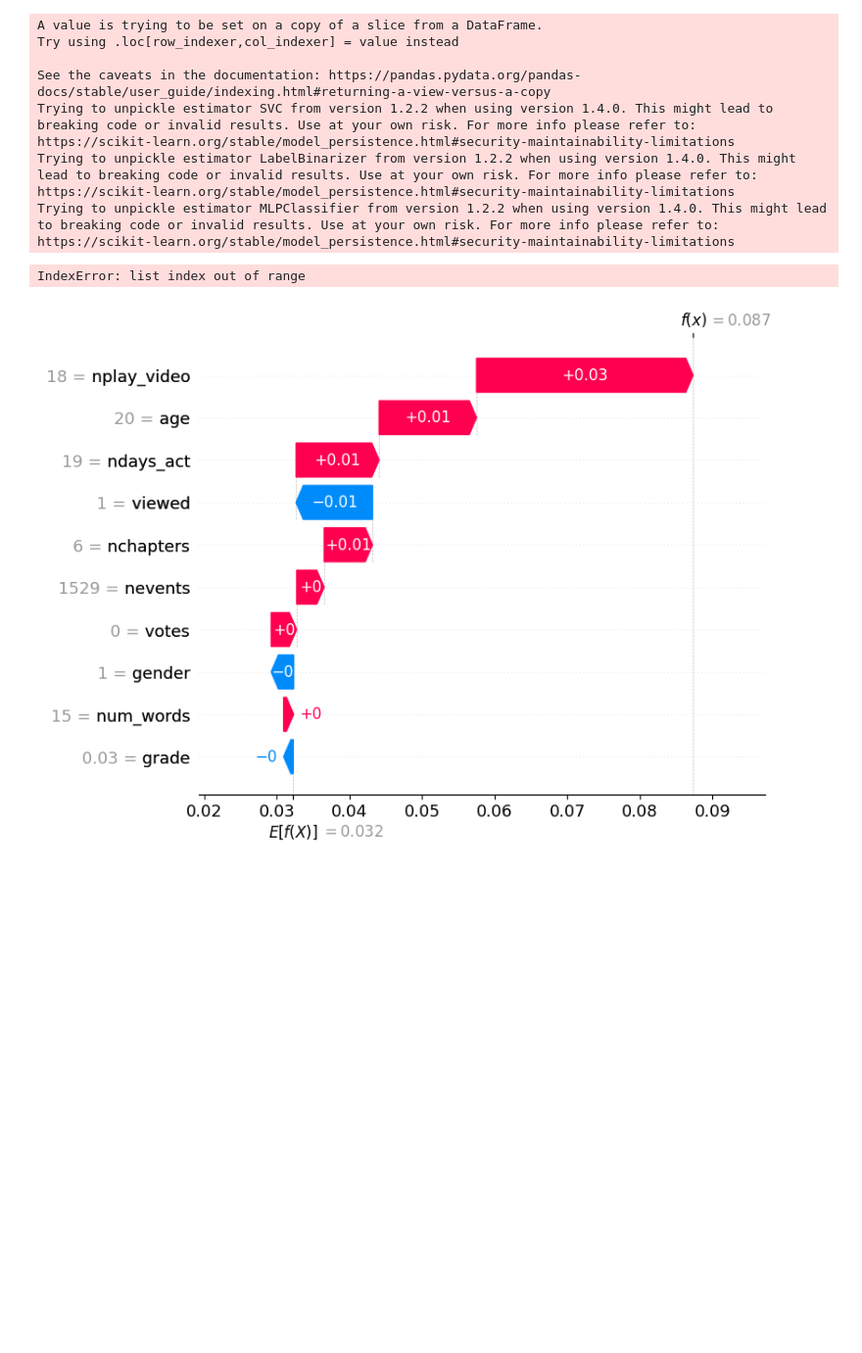
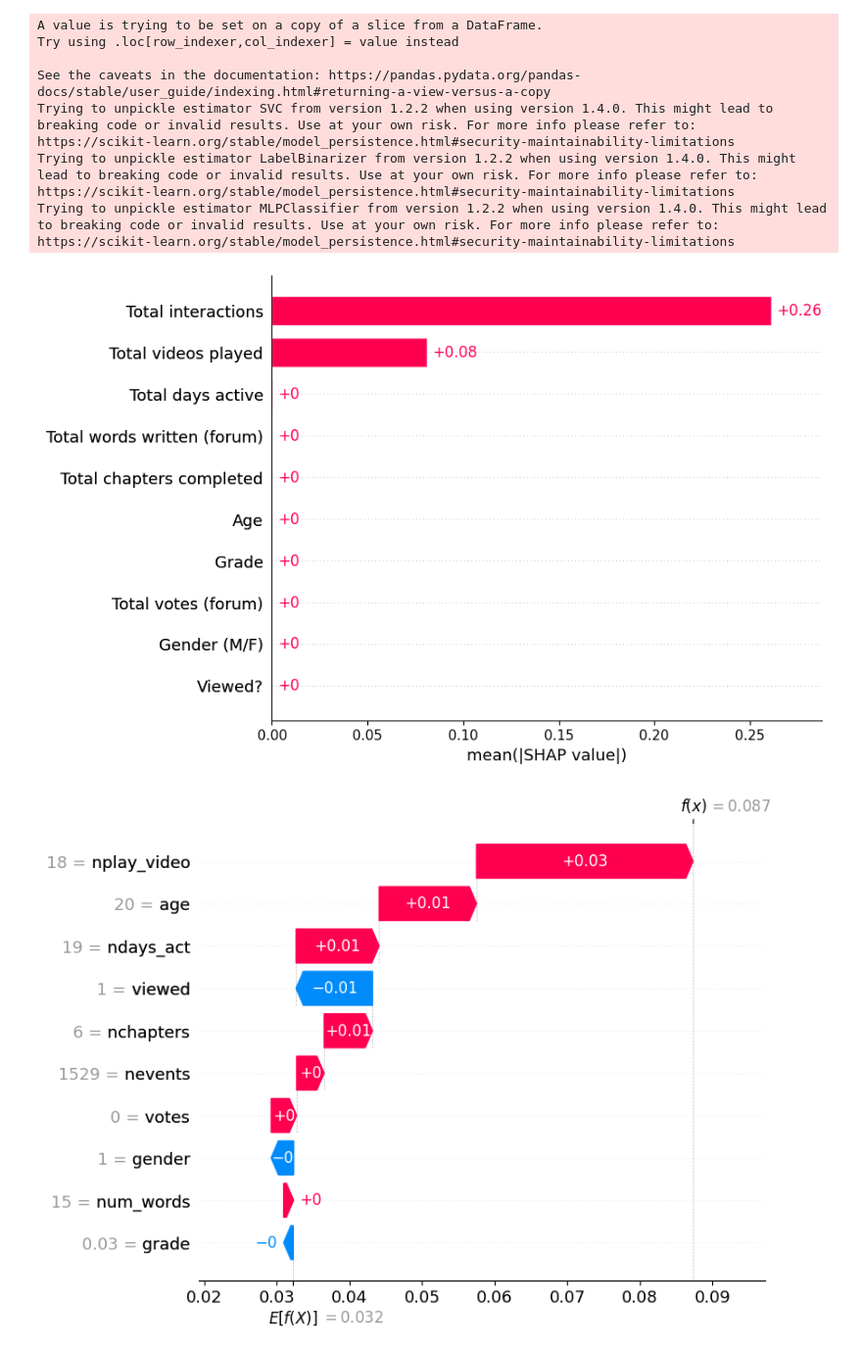
Before and after one commit to cosmcbun/Explainable-Ai-Comps-2024, a Jupyter notebook: MOOC/Shapley/Shapley (deprecated).ipynb, the cells around one changed output. Shown: that part at 98% size. Drawn from its saved outputs; the diff is of its cells as text; code cells hidden in the pictures; blank space fills up the shorter version.

```diff
--- a/MOOC/Shapley/Shapley (deprecated).ipynb
+++ b/MOOC/Shapley/Shapley (deprecated).ipynb
@@ -46,17 +48,17 @@ X_complete, y_complete, X_incomplete, y_incomplete = dl.load_sample_data(f"{path
 X_sample, y_sample = dl.load_sample_data(f"{path}/data/sample_data.pkl", concatenated = True)
 # %%
 permutation = shap.explainers.Permutation(svc.predict_proba, X_train, feature_names=feature_names)
-perm_shap_vals = permutation(X_sample)[..., 1] # Shapley values for all samples
+perm_shap_vals = permutation(X_sample)[..., 0] # Shapley values for all samples
 # perm_shap_vals = permutation(X_complete[:100])[..., 0] + permutation(X_incomplete[:100])[..., 1]
 
 ''' PLOTTING: '''
 shap.plots.bar(perm_shap_vals, show=False)
 savefig(f"{path}/Shapley/Support-Vector Machine/Overall.png", bbox_inches='tight')
 
 # shap.plots.violin(perm_shap_vals)
 # shap.plots.heatmap(perm_shap_vals)
 # %% [output]
-IndexError: list index out of range
+[figure, added]
 # %%
 shap.plots.waterfall(perm_shap_vals[0])
 # %% [output]
```
Also changed, not shown: parts of 1 cell of this notebook, 2 other files.
